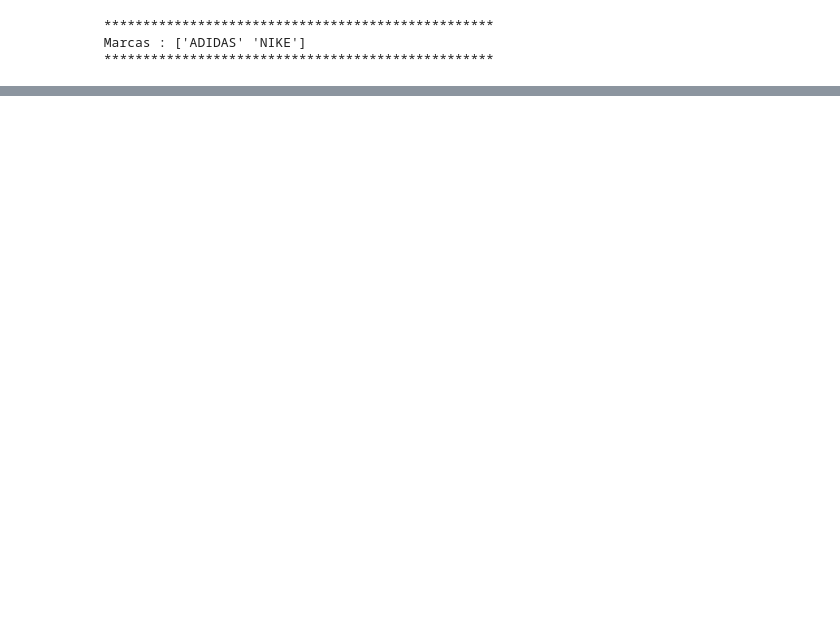
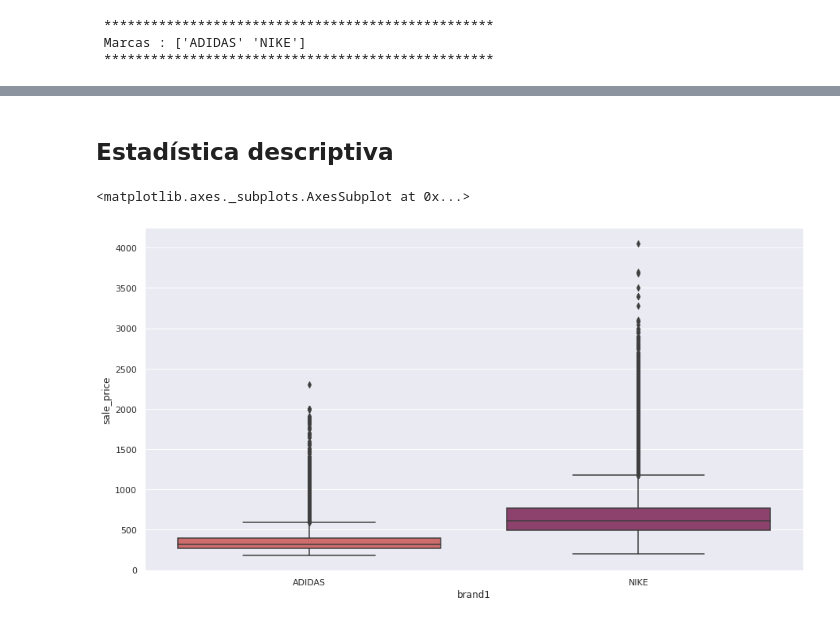
Before and after one commit to Carlosmagnobrusil/StockX_sale_price_prediction-, a Jupyter notebook: StockX.ipynb, the cells around one changed output, grey strips where cells are left out. Cells and saved outputs as stored; diff of their text form; code cells hidden in the pictures; blank space fills up the shorter version.

```diff
--- a/StockX.ipynb
+++ b/StockX.ipynb
@@ -375,0 +499,9 @@ print('\n','*'*50,'\n Marcas :', stockx_df1['colaboration'].unique(),'\n','*'*50
+# %%
+#en el siguiente codigo divido mi fecha por dia, mes, año, hora y minuto mediante los codigos sugeridos por la pagina
+# https://www.projectpro.io/recipes/split-datetime-data-create-multiple-feature-in-python ademas para obtener el nombre del dia de la semana ocupo los codigos
+#que has sido subidos en la pagina https://es.acervolima.com/obtener-dia-a-partir-de-la-fecha-en-pandas-python/
+stockx_df['day'] = stockx_df['order_date'].dt.day
+stockx_df['month'] = stockx_df['order_date'].dt.month
+stockx_df['year'] = stockx_df['order_date'].dt.year
+stockx_df['day_of_week'] = stockx_df['order_date'].dt.dayofweek
+stockx_df['name_day'] = stockx_df['order_date'].dt.day_name()
@@ -375,0 +528,7 @@ print('\n','*'*50,'\n Marcas :', stockx_df1['colaboration'].unique(),'\n','*'*50
+# %%
+categoricals1 = ["brand1",'colaboration','silhouette','name_day', "sneaker_name",'month','day','year','day_of_week']
+
+for c in categoricals1:
+  stockx_df[c] = stockx_df[c].astype('category')
+# %%
+stockx_df['stock_rotation'] = stockx_df['stock_rotation'].dt.days.astype('int')
@@ -375,0 +563,9 @@ print('\n','*'*50,'\n Marcas :', stockx_df1['colaboration'].unique(),'\n','*'*50
+# %% [markdown]
+## Estadística descriptiva
+# %%
+sns.set(rc = {'figure.figsize':(15,8)})
+# %%
+sns.boxplot(x = 'brand1', y = 'sale_price', data = stockx_df, palette = 'flare' )
+# %% [output]
+<matplotlib.axes._subplots.AxesSubplot at 0x...>
+[figure, added]
```
Also changed, not shown: parts of 68 cells of this notebook.
